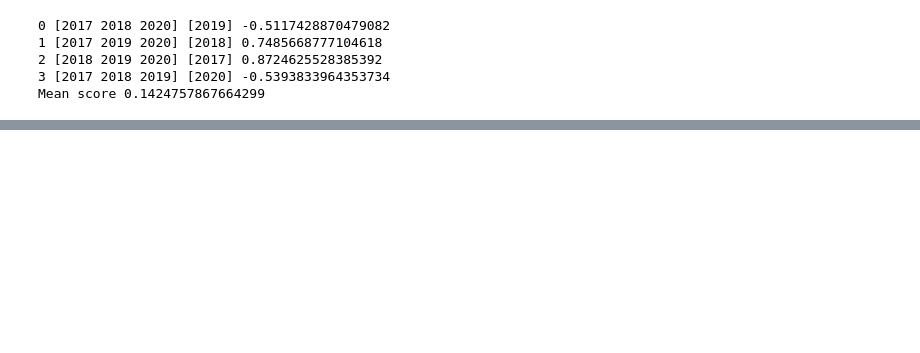
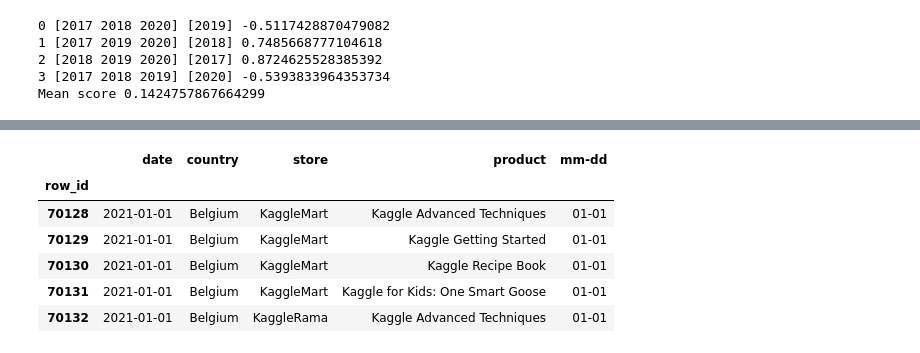
Before and after one commit to Bakhtaki/Kaggle-Competitions, a Jupyter notebook: tp-sep-2022.ipynb, the cells around one changed output, grey strips where cells are left out. Saved outputs shown, nothing was run; the diff lists cells and outputs as text; code cells hidden in the pictures; blank space fills up the shorter version.

```diff
--- a/tp-sep-2022.ipynb
+++ b/tp-sep-2022.ipynb
@@ -971,0 +1002,12 @@ extended_test.head()
+# %%
+test_df_product_ratio = test_df.copy()
+test_df_product_ratio['mm-dd'] = test_df_product_ratio['date'].dt.strftime("%m-%d")
+test_df_product_ratio.head()
+# %% [output]
+|  | date | country | store | product | mm-dd |
+| row_id |  |  |  |  |  |
+| 70128 | 2021-01-01 | Belgium | KaggleMart | Kaggle Advanced Techniques | 01-01 |
+| 70129 | 2021-01-01 | Belgium | KaggleMart | Kaggle Getting Started | 01-01 |
+| 70130 | 2021-01-01 | Belgium | KaggleMart | Kaggle Recipe Book | 01-01 |
+| 70131 | 2021-01-01 | Belgium | KaggleMart | Kaggle for Kids: One Smart Goose | 01-01 |
+| 70132 | 2021-01-01 | Belgium | KaggleRama | Kaggle Advanced Techniques | 01-01 |
```
Also changed, not shown: parts of 19 cells of this notebook.
